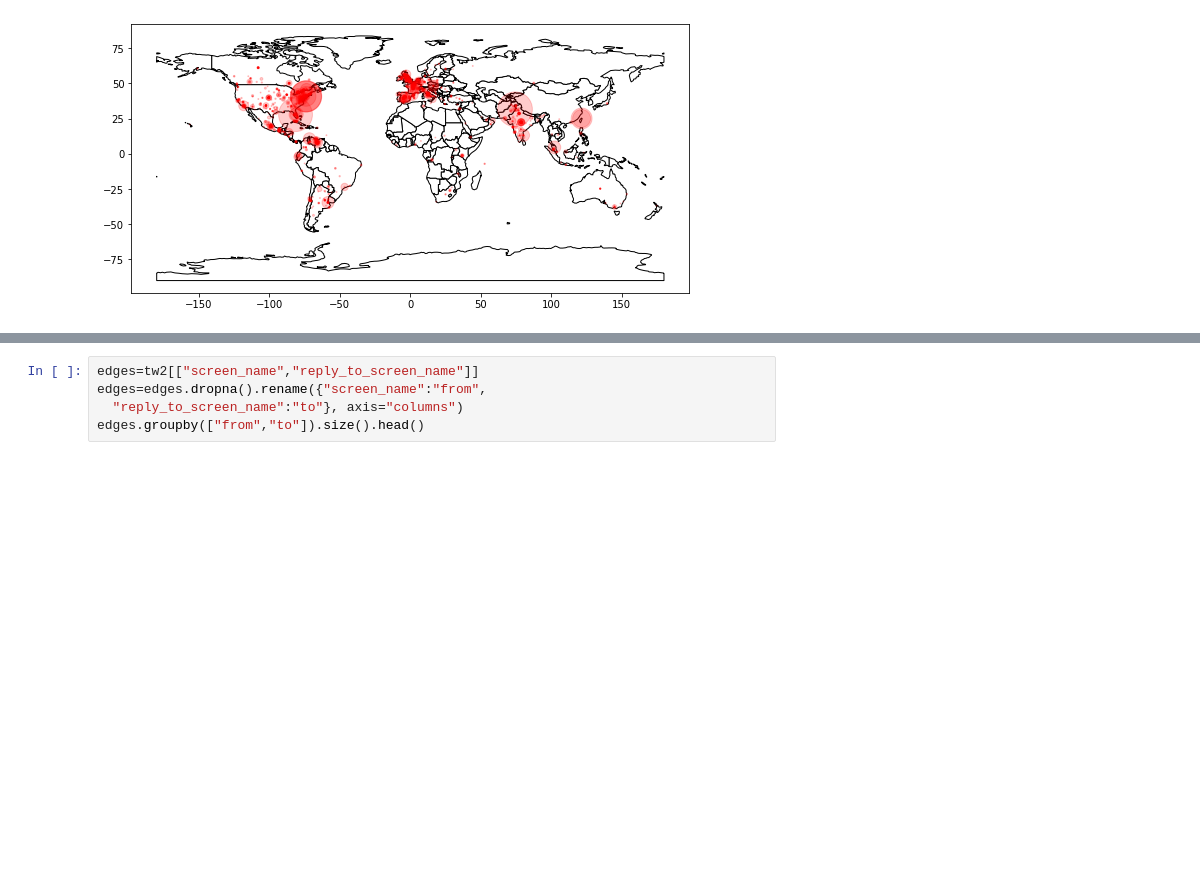
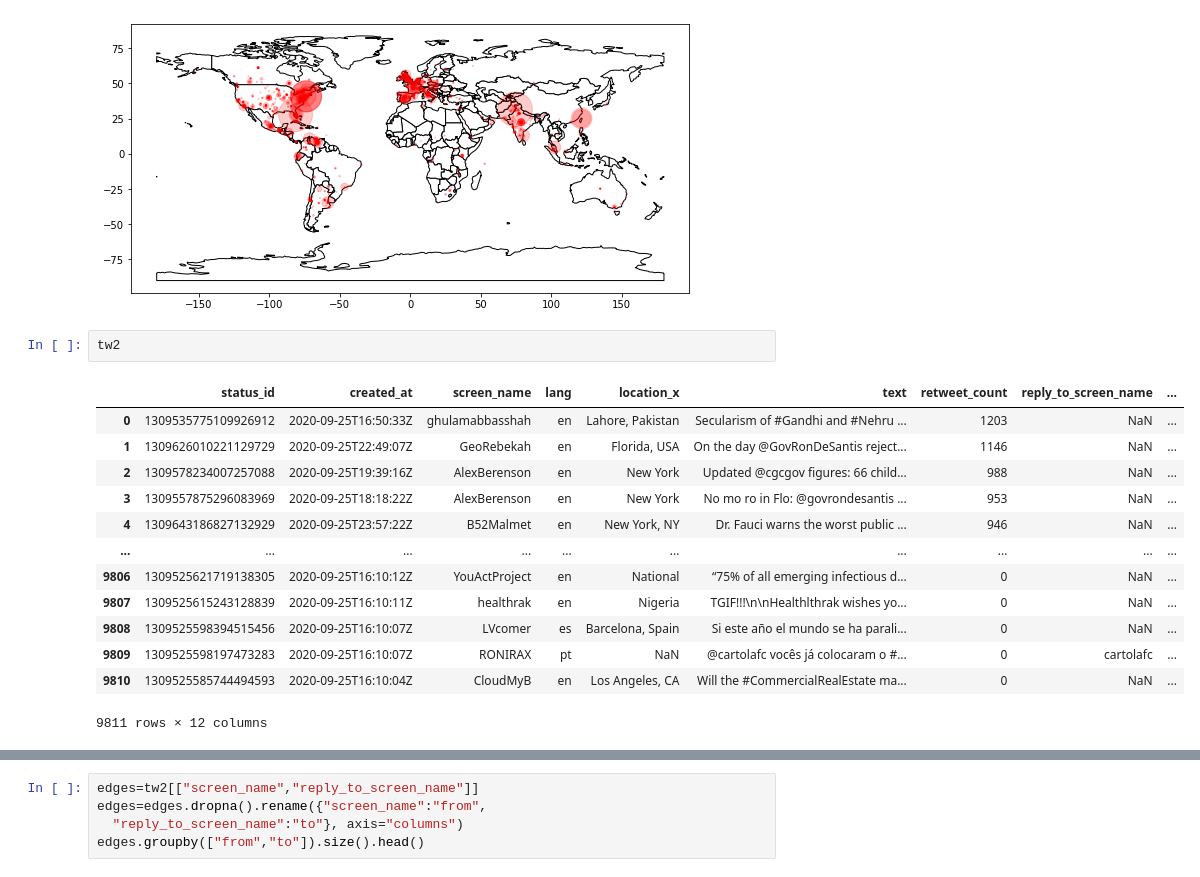
Before and after one commit to ccs-amsterdam/ccsbook, a Jupyter notebook: chapter02/funwith_py.ipynb, the cells around one changed output, grey strips where cells are left out. Drawn from its saved outputs; the diff is of its cells as text; blank space fills up the shorter version.

```diff
--- a/chapter02/funwith_py.ipynb
+++ b/chapter02/funwith_py.ipynb
@@ -120,6 +120,22 @@ gdf.plot(ax=ax, color="red", alpha=.2,
 plt.show()
 # %% [output]
 [figure]
+# %%
+tw2
+# %% [output]
+|  | status_id | created_at | screen_name | lang | location_x | text | retweet_count | reply_to_screen_name | ... |
+| 0 | 1309535775109926912 | 2020-09-25T16:50:33Z | ghulamabbasshah | en | Lahore, Pakistan | Secularism of #Gandhi and #Nehru ... | 1203 | NaN | ... |
+| 1 | 1309626010221129729 | 2020-09-25T22:49:07Z | GeoRebekah | en | Florida, USA | On the day @GovRonDeSantis reject... | 1146 | NaN | ... |
+| 2 | 1309578234007257088 | 2020-09-25T19:39:16Z | AlexBerenson | en | New York | Updated @cgcgov figures: 66 child... | 988 | NaN | ... |
+| 3 | 1309557875296083969 | 2020-09-25T18:18:22Z | AlexBerenson | en | New York | No mo ro in Flo: @govrondesantis ... | 953 | NaN | ... |
+| 4 | 1309643186827132929 | 2020-09-25T23:57:22Z | B52Malmet | en | New York, NY | Dr. Fauci warns the worst public ... | 946 | NaN | ... |
+| ... | ... | ... | ... | ... | ... | ... | ... | ... | ... |
+| 9806 | 1309525621719138305 | 2020-09-25T16:10:12Z | YouActProject | en | National | “75% of all emerging infectious d... | 0 | NaN | ... |
+| 9807 | 1309525615243128839 | 2020-09-25T16:10:11Z | healthrak | en | Nigeria | TGIF!!!\n\nHealthlthrak wishes yo... | 0 | NaN | ... |
+| 9808 | 1309525598394515456 | 2020-09-25T16:10:07Z | LVcomer | es | Barcelona, Spain | Si este año el mundo se ha parali... | 0 | NaN | ... |
+| 9809 | 1309525598197473283 | 2020-09-25T16:10:07Z | RONIRAX | pt | NaN | @cartolafc vocês já colocaram o #... | 0 | cartolafc | ... |
+| 9810 | 1309525585744494593 | 2020-09-25T16:10:04Z | CloudMyB | en | Los Angeles, CA | Will the #CommercialRealEstate ma... | 0 | NaN | ... |
+9811 rows × 12 columns
 # %%
 nltk.download("stopwords")
 cn = gdf.query("lang=='en'&(long<-60 & lat>25)")
```
Also changed, not shown: parts of 5 cells of this notebook, 34 other files.
